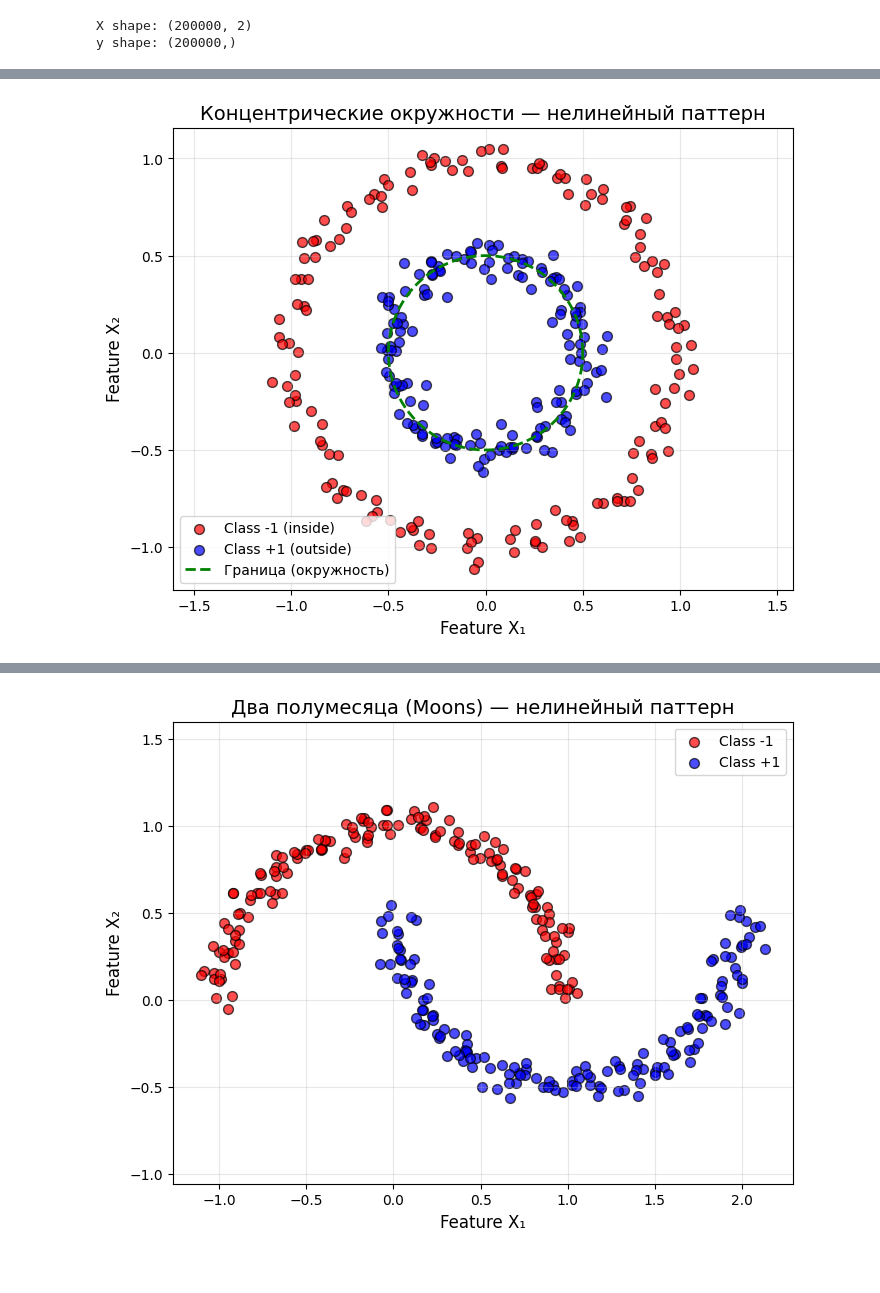
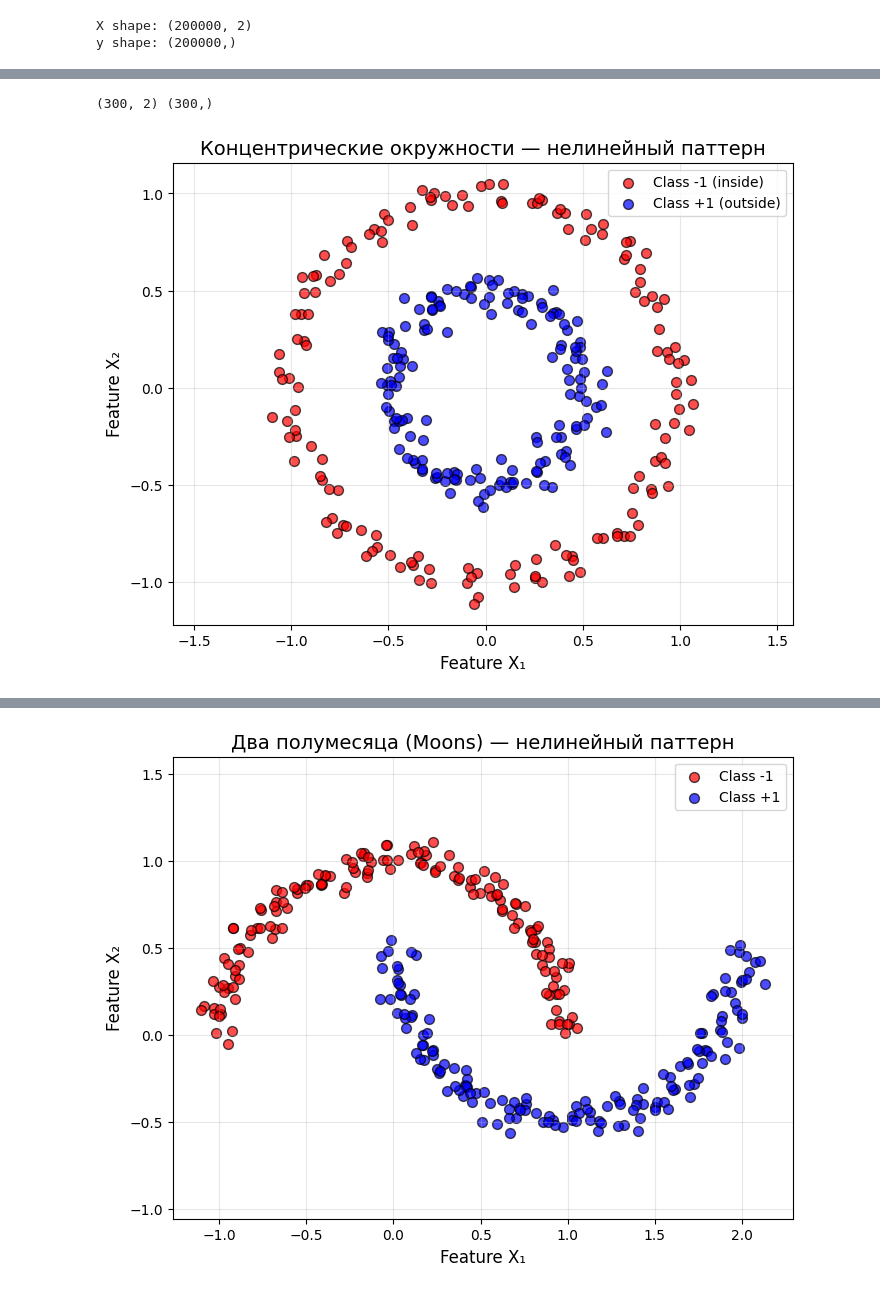
Before and after one commit to Shamil65/Machine-learning-start, a Jupyter notebook: ml_from_scratch/2_Linear_models/svm/notebooks/01_data_exploration_and_visualization.ipynb, the cells around one changed output, grey strips where cells are left out. Saved outputs shown, nothing was run; the diff lists cells and outputs as text; code cells hidden in the pictures.

Commit message:
create test datasets

```diff
--- a/ml_from_scratch/2_Linear_models/svm/notebooks/01_data_exploration_and_visualization.ipynb
+++ b/ml_from_scratch/2_Linear_models/svm/notebooks/01_data_exploration_and_visualization.ipynb
@@ -197,3 +218,17 @@ plt.show()
+# %%
+
+from sklearn.datasets import make_circles
+
+X_circles, y_circles = make_circles(
+    n_samples=300,
+    factor=0.5,      # отношение радиусов: R_inside / R_outside = 0.5
+    noise=0.05,      # небольшой шум
+    random_state=42
+)
+
+print(X_circles.shape, y_circles.shape)
+# %% [output]
+(300, 2) (300,)
 # %%
 
 
@@ -206,40 +241,36 @@ from sklearn.datasets import make_circles
 X_circles, y_circles = make_circles(
     n_samples=300,
     factor=0.5,      # отношение радиусов: R_inside / R_outside = 0.5
     noise=0.05,      # небольшой шум
     random_state=42
 )
+
+# np.where(условие, значение_если_True, значение_если_False)
 y_circles = np.where(y_circles == 0, -1, 1)  # -1 внутри, +1 снаружи
 
 # Визуализация
 plt.figure(figsize=(8, 6))
 
 plt.scatter(
     X_circles[y_circles == -1, 0],
     X_circles[y_circles == -1, 1],
     color='red', label='Class -1 (inside)', s=50, alpha=0.7, edgecolors='k'
 )
 plt.scatter(
     X_circles[y_circles == 1, 0],
     X_circles[y_circles == 1, 1],
     color='blue', label='Class +1 (outside)', s=50, alpha=0.7, edgecolors='k'
 )
 
-# Рисуем границу между классами (окружность)
-theta = np.linspace(0, 2*np.pi, 100)
-R_boundary = 0.5  # factor=0.5, значит граница примерно на радиусе 0.5
-plt.plot(R_boundary * np.cos(theta), R_boundary * np.sin(theta), 'g--',
-         linewidth=2, label='Граница (окружность)')
-
 plt.xlabel('Feature X₁', fontsize=12)
 plt.ylabel('Feature X₂', fontsize=12)
 plt.title('Концентрические окружности — нелинейный паттерн', fontsize=14)
 plt.legend()
 plt.grid(True, alpha=0.3)
 plt.axis('equal')
 plt.show()
 # %% [output]
-[figure, old version]
+[figure, new version]
 # %%
 # ============================================
 # Преобразование в 3D: φ(x) = (x₁, x₂, x₁² + x₂²)
```
Also changed, not shown: parts of 10 cells of this notebook.
